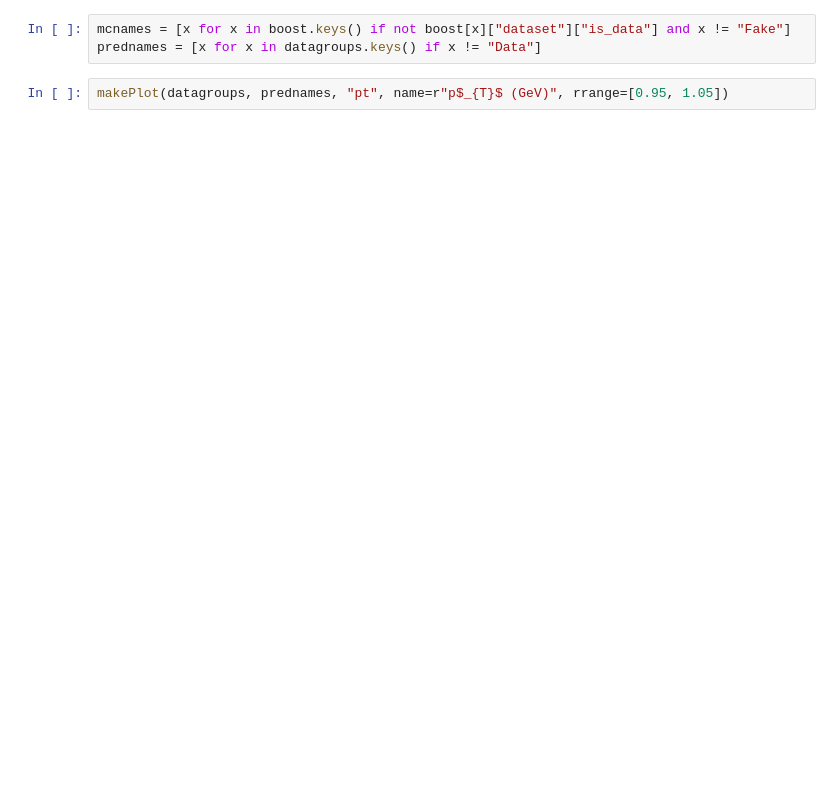
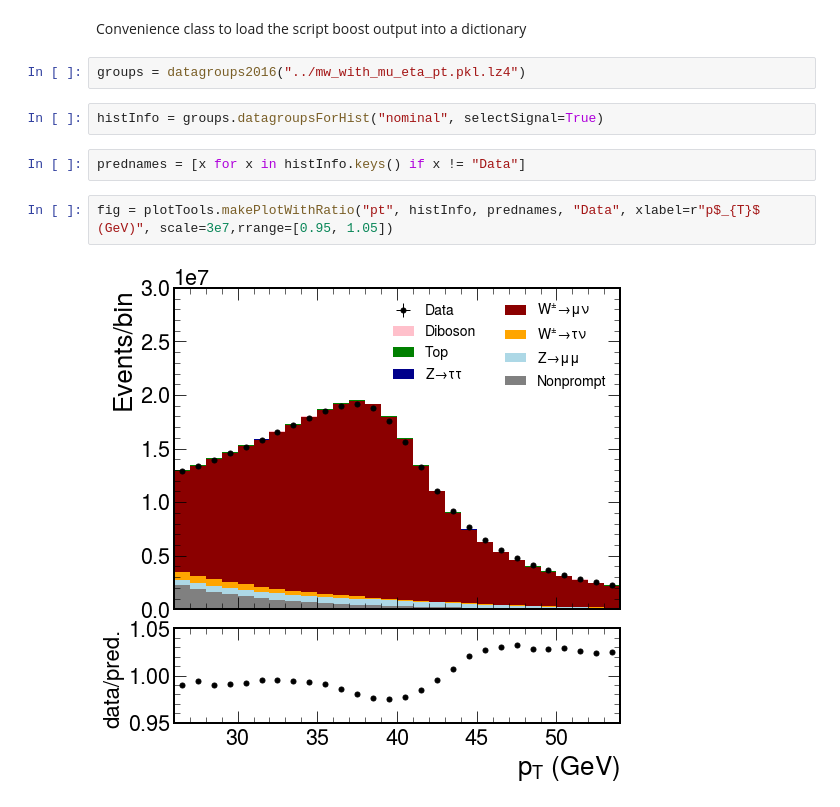
Before and after one commit to bendavid/WRemnants, a Jupyter notebook: notebooks/PlotScratch.ipynb, the cells around one changed output. Saved outputs shown, nothing was run; the diff lists cells and outputs as text; blank space fills up the shorter version.

Commit message:
Restructure data set reading for plots

```diff
--- a/notebooks/PlotScratch.ipynb
+++ b/notebooks/PlotScratch.ipynb
@@ -159,6 +16,13 @@ data
-# %%
-mcnames = [x for x in boost.keys() if not boost[x]["dataset"]["is_data"] and x != "Fake"]
-prednames = [x for x in datagroups.keys() if x != "Data"]
+# %% [markdown]
+Convenience class to load the script boost output into a dictionary
+# %%
+groups = datagroups2016("../mw_with_mu_eta_pt.pkl.lz4")
+# %%
+histInfo = groups.datagroupsForHist("nominal", selectSignal=True)
+# %%
+prednames = [x for x in histInfo.keys() if x != "Data"]
 # %%
-makePlot(datagroups, prednames, "pt", name=r"p$_{T}$ (GeV)", rrange=[0.95, 1.05])
+fig = plotTools.makePlotWithRatio("pt", histInfo, prednames, "Data", xlabel=r"p$_{T}$ (GeV)", scale=3e7,rrange=[0.95, 1.05])
+# %% [output]
+[figure, added]
 # %%
```
Also changed, not shown: parts of 15 cells of this notebook, 3 other files.
